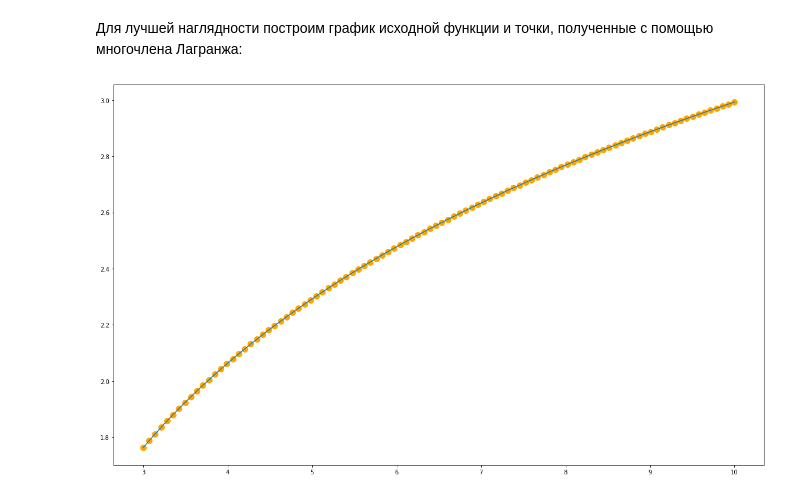
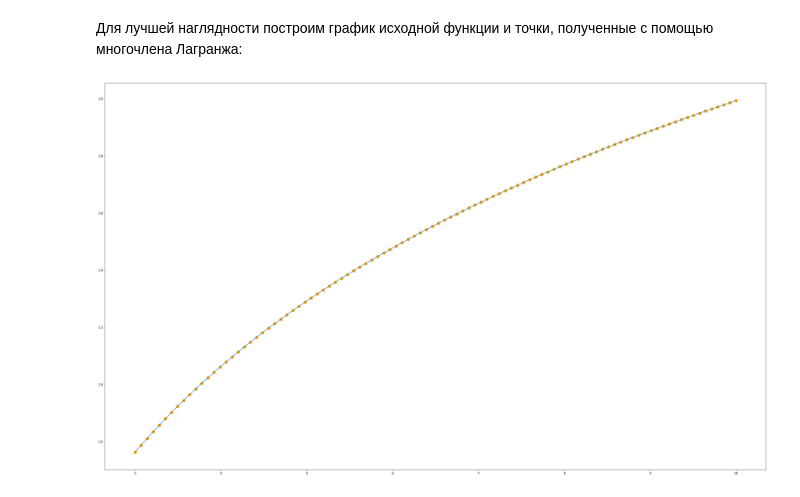
Before and after one commit to Nexls/num_methods, a Jupyter notebook: Lab_2_1.ipynb, the cells around one changed output. Drawn from its saved outputs; the diff is of its cells as text; code cells hidden in the pictures.

```diff
--- a/Lab_2_1.ipynb
+++ b/Lab_2_1.ipynb
@@ -76,8 +76,10 @@ plt.plot(np.linspace(3, 10, 100), Y_Lagr, color = 'orange');
 # %% [markdown]
 Для лучшей наглядности построим график исходной функции и точки, полученные с помощью многочлена Лагранжа:
 # %%
-plt.figure(figsize=(20,12))
+plt.figure(figsize=(40,24))
+
+
 plt.plot(x, y);
 plt.scatter(np.linspace(3, 10, 100), Y_Lagr, color = 'orange', linewidths = 5);
 # %% [output]
-[figure, old version]
+[figure, new version]
```
Also changed, not shown: 3 other files.
